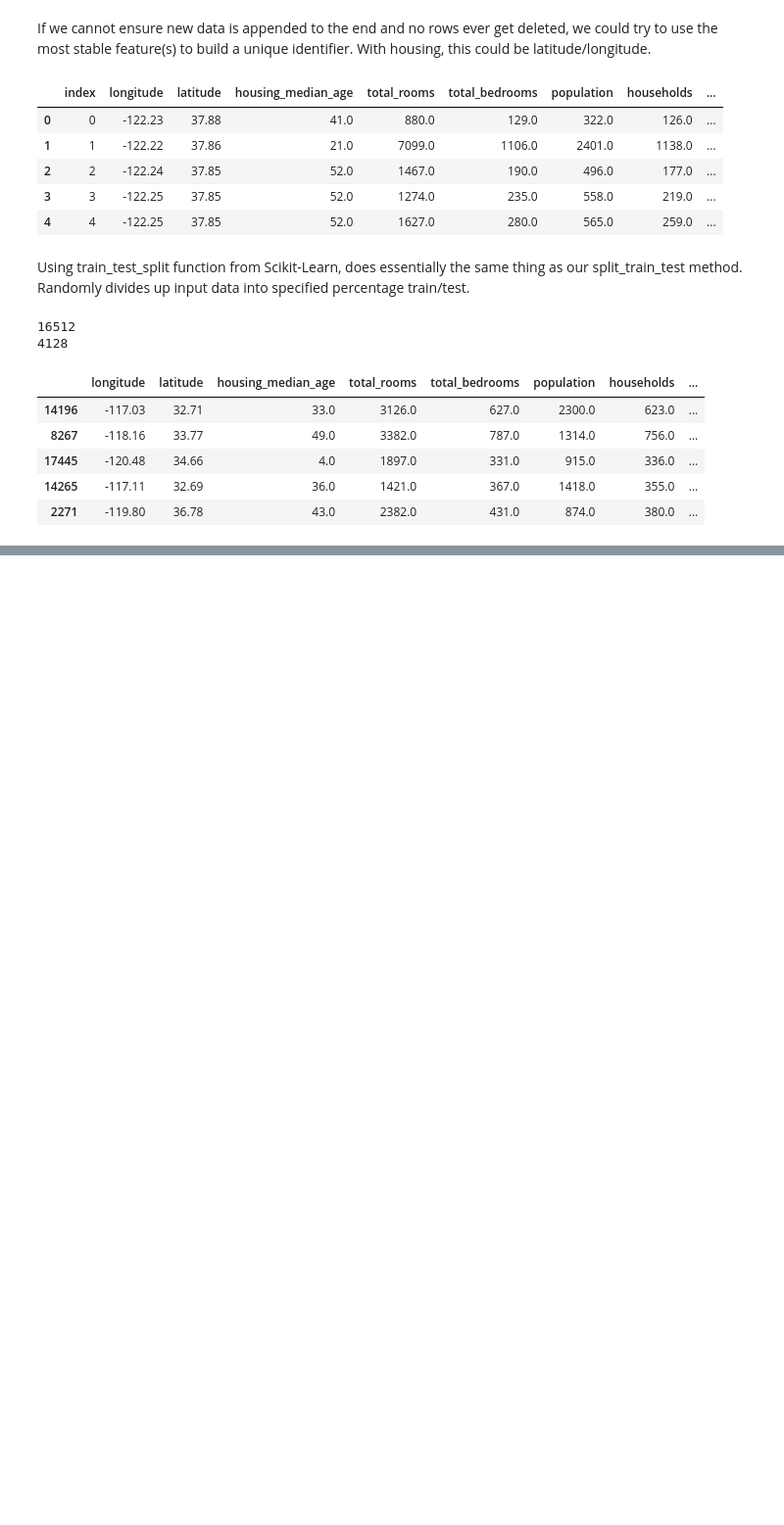
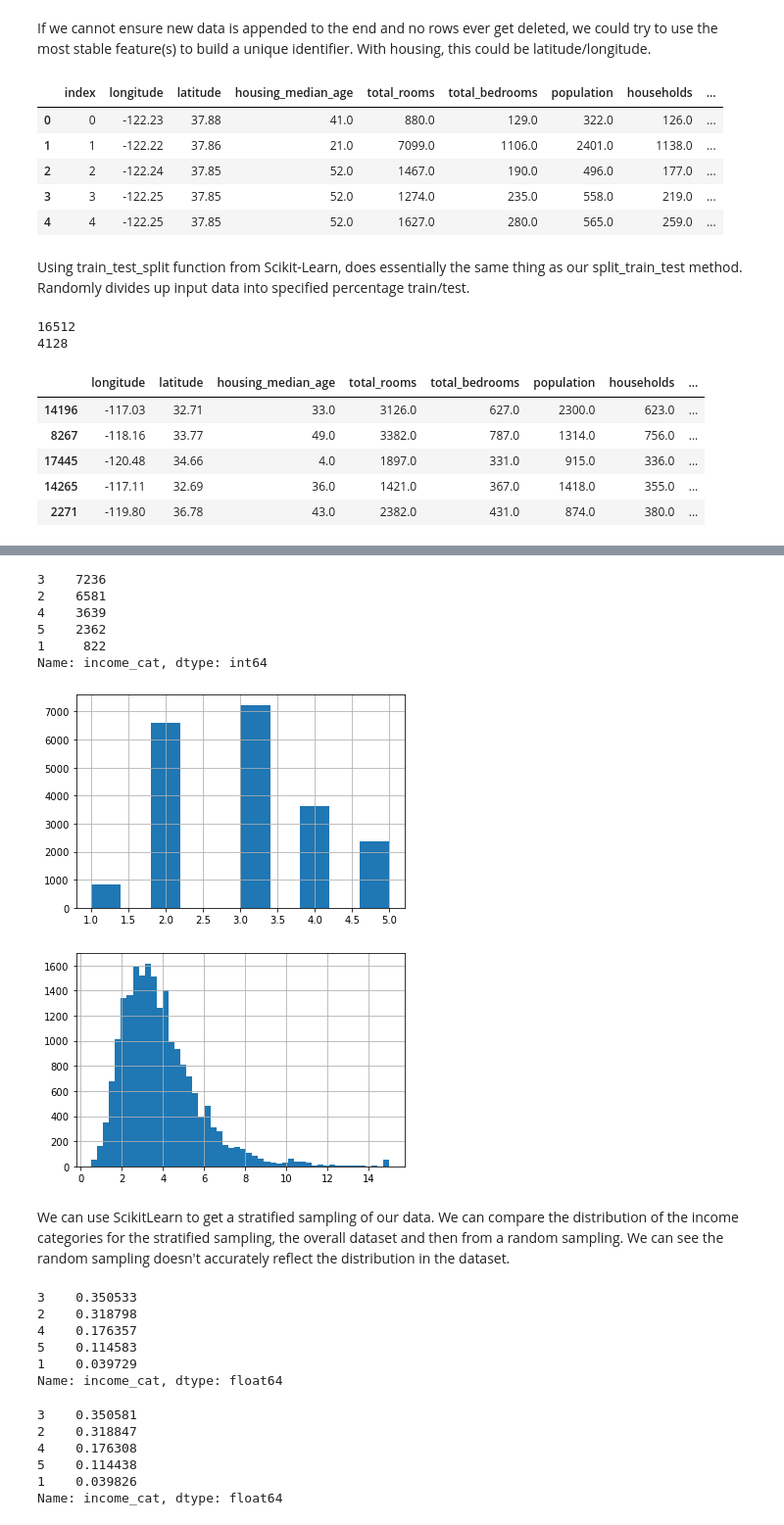
Before and after one commit to bob-laz/hands-on-machine-learning, a Jupyter notebook: Housing.ipynb, the cells around one changed output, grey strips where cells are left out. Shown at 98% size. Saved outputs shown, nothing was run; the diff lists cells and outputs as text; code cells hidden in the pictures; blank space fills up the shorter version.

Commit message:
finished ch 2 test set generation

```diff
--- a/Housing.ipynb
+++ b/Housing.ipynb
@@ -213,0 +215,3 @@ If median income is an especially important attribute and we want to ensure the
+# %%
+housing["income_cat"] = pd.cut(housing["median_income"], bins=[0, 1.5, 3, 4.5, 6, np.inf], labels=[1,2,3,4,5])
+housing.head()
@@ -213,0 +225,19 @@ If median income is an especially important attribute and we want to ensure the
+# %%
+housing["income_cat"].value_counts()
+# %% [output]
+3    7236
+2    6581
+4    3639
+5    2362
+1     822
+Name: income_cat, dtype: int64
+# %%
+housing["income_cat"].hist()
+plt.show()
+housing["median_income"].hist(bins=50)
+plt.show()
+# %% [output]
+[figure, added]
+[figure, added]
+# %% [markdown]
+We can use ScikitLearn to get a stratified sampling of our data. We can compare the distribution of the income categories for the stratified sampling, the overall dataset and then from a random sampling. We can see the random sampling doesn't accurately reflect the distribution in the dataset.
@@ -213,0 +251,18 @@ If median income is an especially important attribute and we want to ensure the
+# %%
+strat_test_set["income_cat"].value_counts() / len(strat_test_set)
+# %% [output]
+3    0.350533
+2    0.318798
+4    0.176357
+5    0.114583
+1    0.039729
+Name: income_cat, dtype: float64
+# %%
+housing["income_cat"].value_counts() / len(housing)
+# %% [output]
+3    0.350581
+2    0.318847
+4    0.176308
+5    0.114438
+1    0.039826
+Name: income_cat, dtype: float64
```
Also changed, not shown: parts of 10 cells of this notebook.
